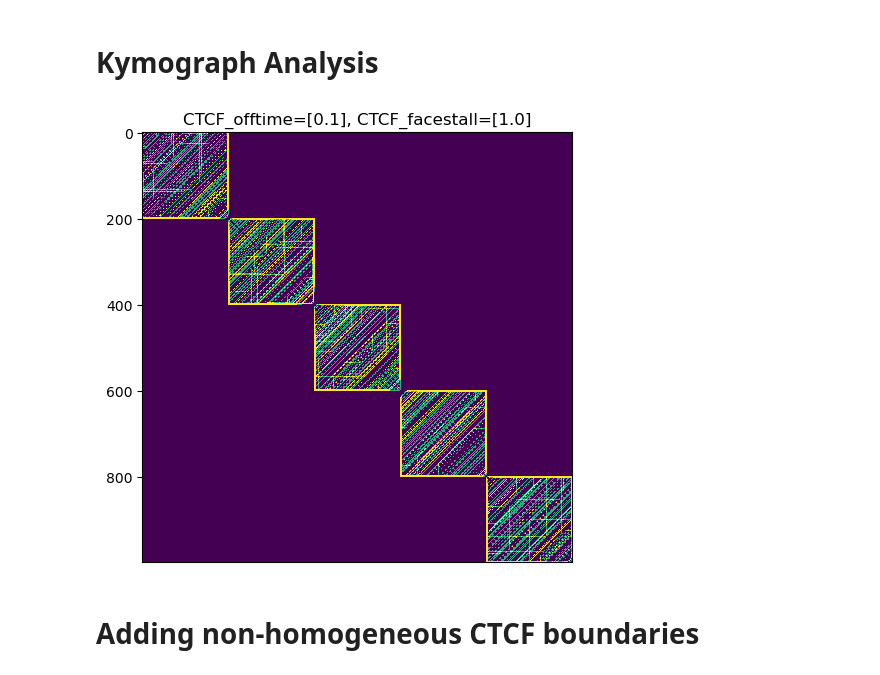
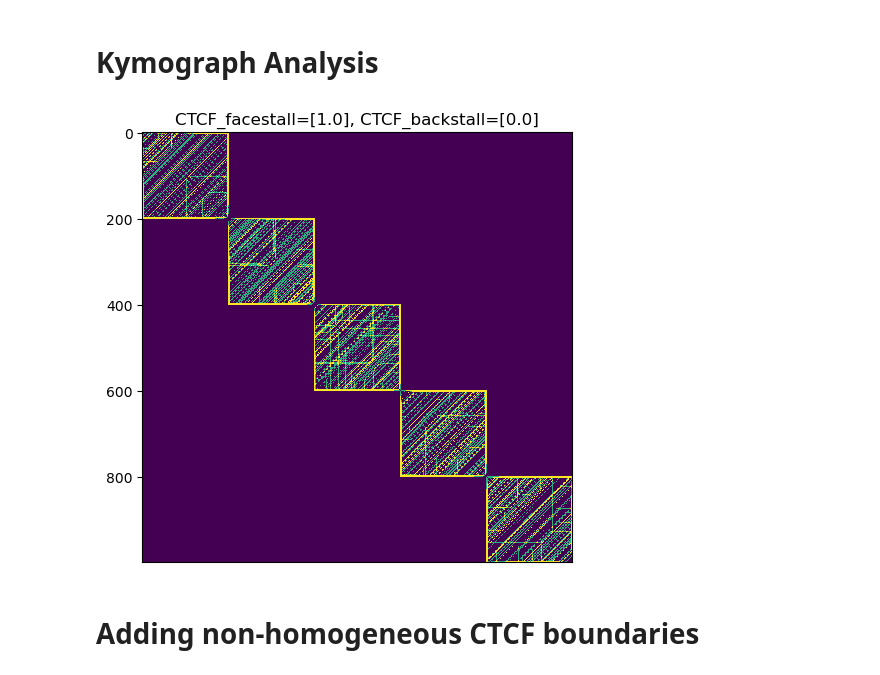
Before and after one commit to mtortora/lattice-translocators, a Jupyter notebook: examples/lattice_simulations.ipynb, the cells around one changed output. Cells and saved outputs as stored; diff of their text form; code cells hidden in the pictures.

```diff
--- a/examples/lattice_simulations.ipynb
+++ b/examples/lattice_simulations.ipynb
@@ -12,8 +10,6 @@ ModuleNotFoundError: No module named 'lattice_translocators'
 paramdict = {
     'CTCF_facestall': [1.0],
     'CTCF_backstall': [0.0],
-    'CTCF_offtime': [0.1],
-    'CTCF_lifetime': [10.],
     'LEF_offtime': [50],
     'LEF_lifetime': [50],
     'LEF_stalled_lifetime': [50],
@@ -53,11 +49,11 @@ TAD_size = 20 # in monomers
 CTCF_left_positions = np.arange(0, sites_per_replica, TAD_size*sites_per_monomer)
 CTCF_right_positions = np.arange(0, sites_per_replica, TAD_size*sites_per_monomer)
 # %%
-translocator = make_translocator(LEFTranslocatorDynamicBoundary,
-                                 site_types,
-                                 CTCF_left_positions,
-                                 CTCF_right_positions,
-                                 **paramdict)
+LEF_trans = translocator.make_translocator(LEFTranslocator.LEFTranslocator,
+                                           site_types,
+                                           CTCF_left_positions,
+                                           CTCF_right_positions,
+                                           **paramdict)
 # %% [markdown]
 # Running the simulation
 # %%
@@ -67,14 +63,12 @@ hist = []
 frac_bound_LEFs = np.zeros(trajectory_length)
 
 for i in range(trajectory_length):
-    translocator.step()
+    LEF_trans.step()
 
-    LEF_positions = translocator.LEFs.copy()
-    bound_LEF_positions = LEF_positions[np.all(LEF_positions >= 0, axis=1)]
+    bound_LEF_positions = translocator.get_bound_LEFs(LEF_trans)
+    frac_bound_LEFs[i] = len(bound_LEF_positions) / float(LEF_trans.numLEF)
 
-    frac_bound_LEFs[i] = len(bound_LEF_positions) / float(translocator.numLEF)
-
-    hist.extend(bound_LEF_positions.tolist())
+    hist.extend(bound_LEF_positions)
 # %%
 plt.plot(frac_bound_LEFs)
 
@@ -99,19 +95,19 @@ def map_from_lefs(dset, sites_per_replica):
 # %%
 kymograph = map_from_lefs(hist, sites_per_replica)
 
 plt.matshow(np.log10(kymograph+1),vmax=1.5/(np.sqrt(paramdict['sites_per_monomer'])), fignum=False)
 
-plt.title('CTCF_offtime=%s, CTCF_facestall=%s' % (paramdict['CTCF_offtime'],
-                                                  paramdict['CTCF_facestall']),
+plt.title('CTCF_facestall=%s, CTCF_backstall=%s' % (paramdict['CTCF_facestall'],
+                                                    paramdict['CTCF_backstall']),
           fontsize=12)
 
 plt.xticks([])
 plt.yticks(fontsize=10)
 
 plt.tight_layout()
 plt.show()
 # %% [output]
-[figure, old version]
+[figure, new version]
 # %% [markdown]
 # Adding non-homogeneous CTCF boundaries
 # %%
```
Also changed, not shown: parts of 8 cells of this notebook.
